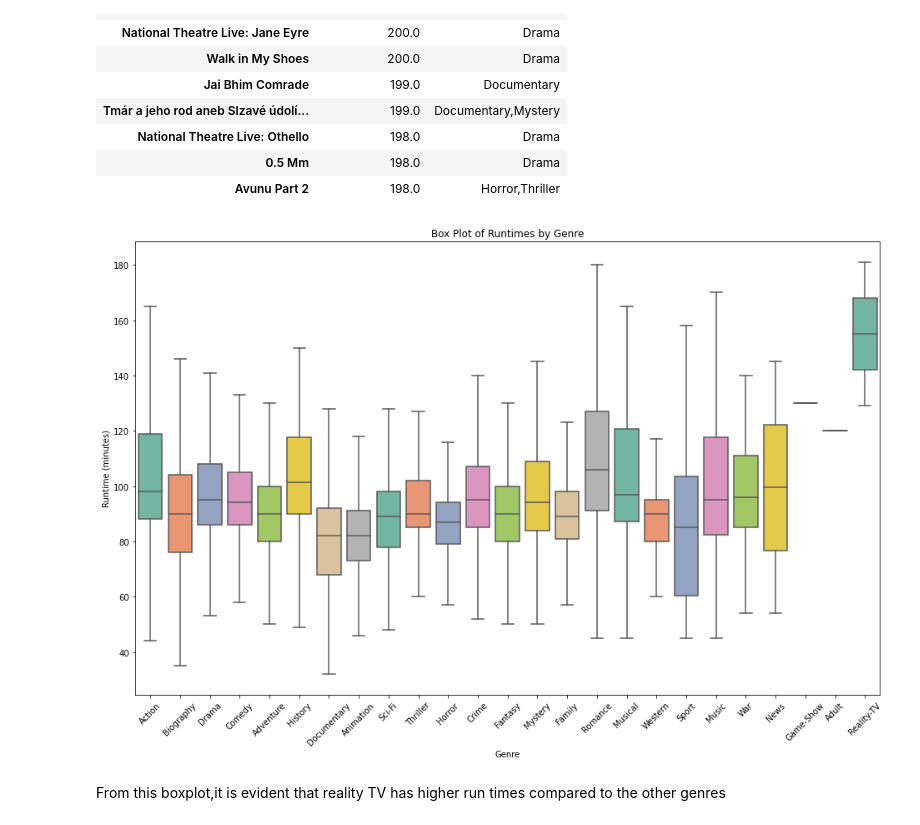
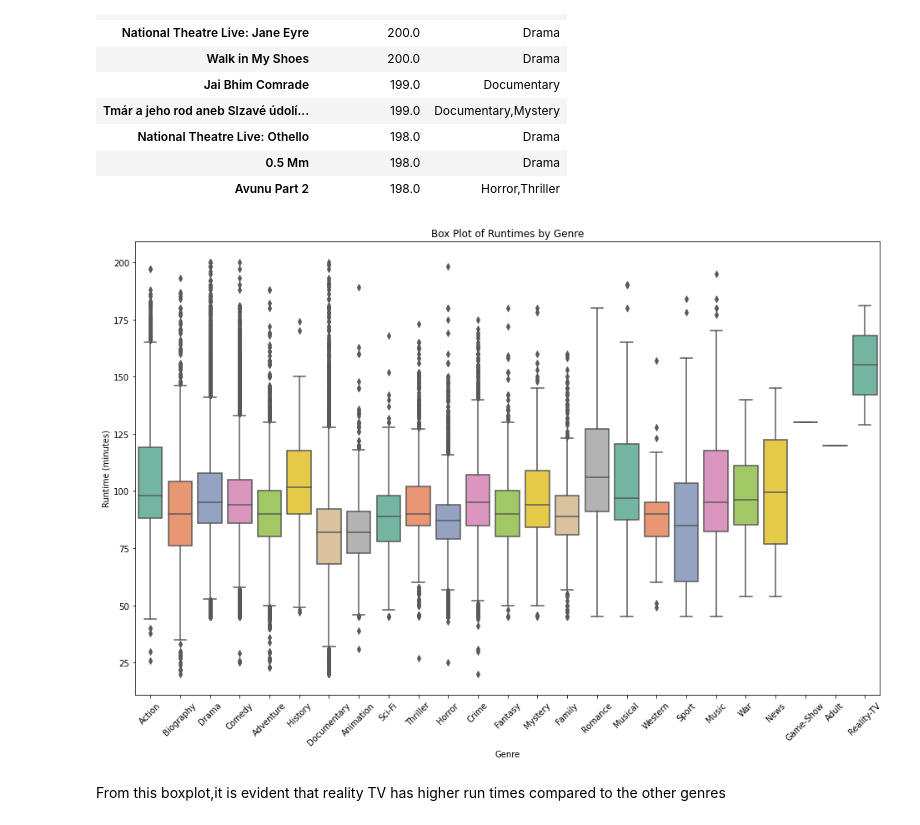
Before and after one commit to Mbachia/Movie_Project-1, a Jupyter notebook: project.ipynb, the cells around one changed output. Saved outputs shown, nothing was run; the diff lists cells and outputs as text; code cells hidden in the pictures.

```diff
--- a/project.ipynb
+++ b/project.ipynb
@@ -58,6 +59,6 @@ def import_data (file_path, delimiter=',',encoding=None):
     else:
         return print("You are using an invalid delimiter")
 # %%
-imdb_path = r'C:\Users\espym.LAPTOP-41F90NSA\Desktop\zippedData\im.db\im.db'
+imdb_path = r'C:\Users\espym.LAPTOP-41F90NSA\projects\Movie_Project-1\Data\im.db\im.db'
 conn = sqlite3.connect(imdb_path)
 # %%
@@ -615,15 +630,15 @@ top_10_runtime
 # %%
 #To visualize the distrubution of runtimes in relation to genres
 plt.figure(figsize=(16,10))
 df['genre'] = df['genres'].str.split(',').str[0].str.strip()
-sns.boxplot(data=df, x='genre', y='runtime_minutes', palette='Set2',showfliers = False)
+sns.boxplot(data=df, x='genre', y='runtime_minutes', palette='Set2',showfliers = True)
 plt.xlabel('Genre')
 plt.ylabel('Runtime (minutes)')
 plt.title('Box Plot of Runtimes by Genre')
 plt.xticks(rotation=45)
 plt.show()
 # %% [output]
-[figure, old version]
+[figure, new version]
 # %% [markdown]
 From this boxplot,it is evident that reality TV has higher run times compared to the other genres
 # %% [markdown]
```
Also changed, not shown: parts of 7 cells of this notebook.
